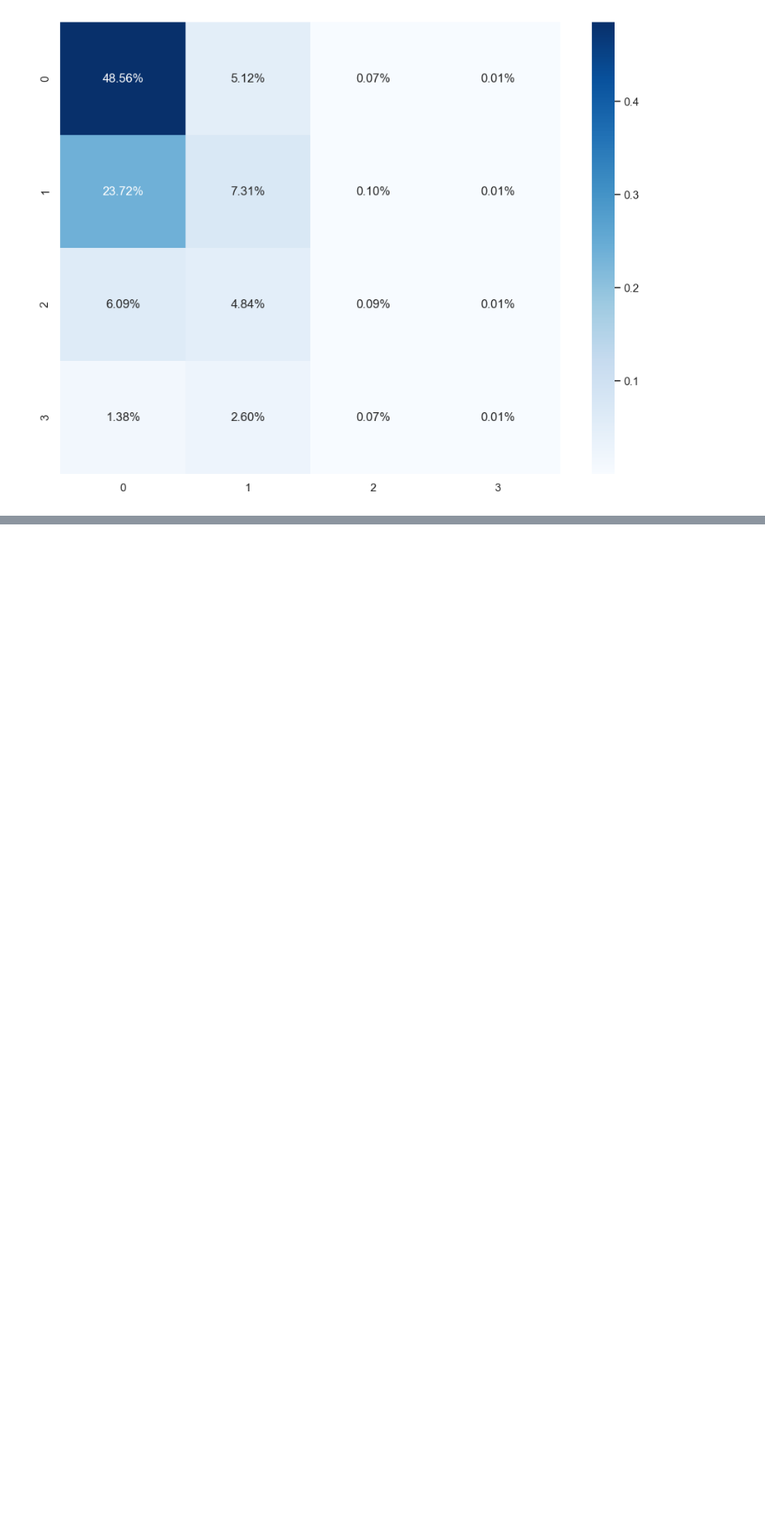
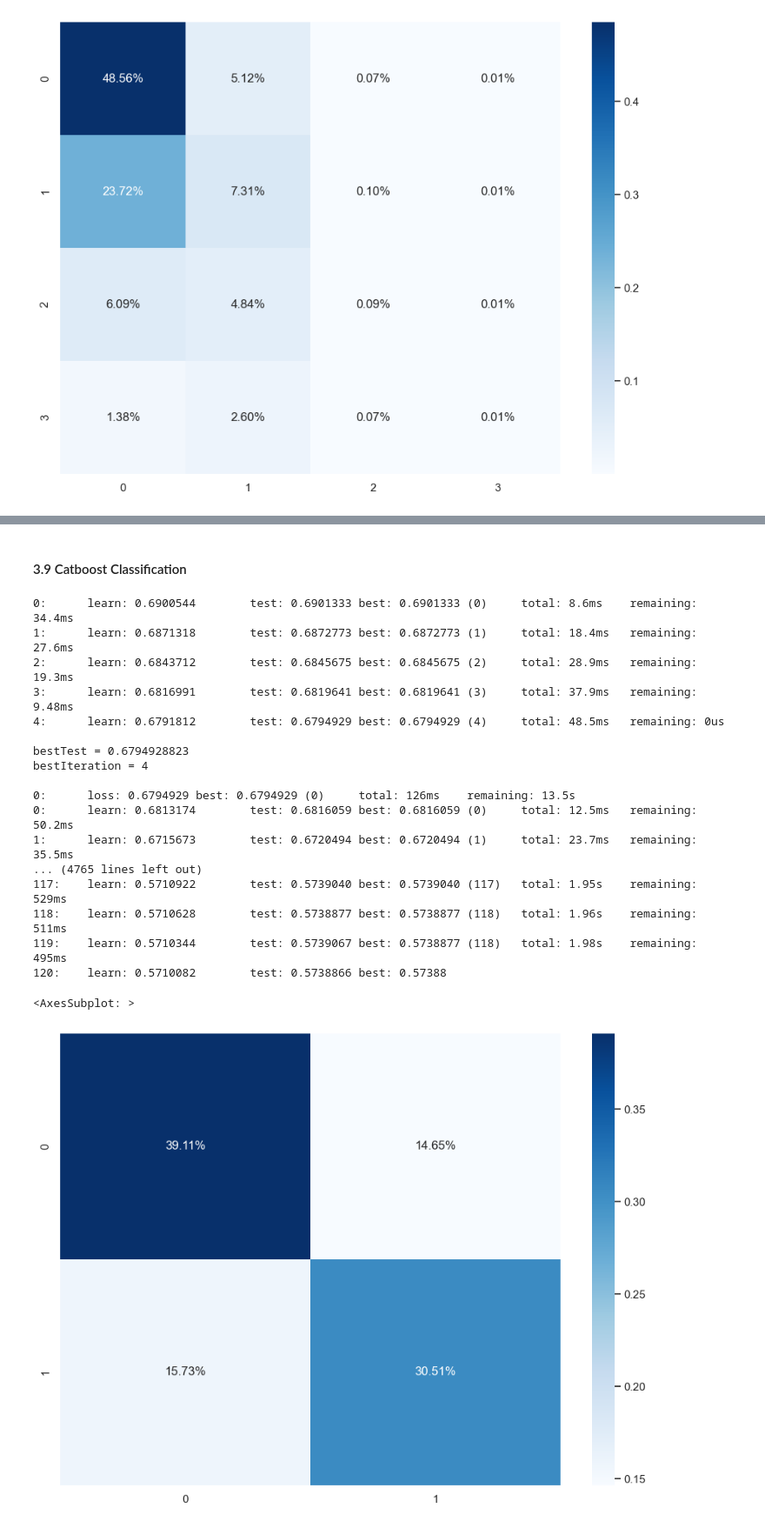
Before and after one commit to greghowa/CS6140-HW6, a Jupyter notebook: assignment6.ipynb, the cells around one changed output, grey strips where cells are left out. Shown at 87% size. Drawn from its saved outputs; the diff is of its cells as text; code cells hidden in the pictures; blank space fills up the shorter version.

Commit message:
Catboost and explanations

```diff
--- a/assignment6.ipynb
+++ b/assignment6.ipynb
@@ -1144,0 +1143,54 @@ The confusion matrix for the multiclass classification model shows clearly that
+# %% [markdown]
+#### 3.9 Catboost Classification
+# %%
+import catboost as cb
+
+# Logloss is cost function used in catboost.ai's quick start guide
+cb_model_bin = cb.CatBoostClassifier(loss_function='Logloss')
+cb_model_mul = cb.CatBoostClassifier(loss_function='Logloss')
+
+# Properly pool the datasets
+train_dataset_bin = cb.Pool(X_train, y_train_bin)
+test_dataset_bin = cb.Pool(X_test, y_test_bin)
+train_dataset_mul = cb.Pool(X_train, y_train_mul)
+test_dataset_mul = cb.Pool(X_test, y_test_mul)
+
+# Hyperparameter tuning
+grid = {'iterations': [5, 50, 150],
+        'learning_rate': [0.025, 0.1, 0.25],
+        'depth': [2, 4, 6],
+        'l2_leaf_reg': [0.25, 0.5, 1, 2]}
+cb_model_bin.grid_search(grid, train_dataset_bin)
+#cb_model_mul.grid_search(grid, train_dataset_mul)
+# didn't work. Expected binary.
+
+#cb_model_mul.fit(train_dataset_mul)
+
+# Make predictions
+cb_pred_bin = cb_model_bin.predict(X_test)
+#cb_pred_mul = cb_model_mul.predict(X_test)
+
+# How did we do?
+print('Binary confusion matrix:')
+cb_cm_bin = confusion_matrix(y_test_bin, cb_pred_bin)
+sns.heatmap(cb_cm_bin/np.sum(cb_cm_bin), annot=True, fmt='.2%', cmap='Blues')
+# %% [output]
+0:      learn: 0.6900544        test: 0.6901333 best: 0.6901333 (0)     total: 8.6ms    remaining: 34.4ms
+1:      learn: 0.6871318        test: 0.6872773 best: 0.6872773 (1)     total: 18.4ms   remaining: 27.6ms
+2:      learn: 0.6843712        test: 0.6845675 best: 0.6845675 (2)     total: 28.9ms   remaining: 19.3ms
+3:      learn: 0.6816991        test: 0.6819641 best: 0.6819641 (3)     total: 37.9ms   remaining: 9.48ms
+4:      learn: 0.6791812        test: 0.6794929 best: 0.6794929 (4)     total: 48.5ms   remaining: 0us
+
+bestTest = 0.6794928823
+bestIteration = 4
+
+0:      loss: 0.6794929 best: 0.6794929 (0)     total: 126ms    remaining: 13.5s
+0:      learn: 0.6813174        test: 0.6816059 best: 0.6816059 (0)     total: 12.5ms   remaining: 50.2ms
+1:      learn: 0.6715673        test: 0.6720494 best: 0.6720494 (1)     total: 23.7ms   remaining: 35.5ms
+... (4765 lines left out)
+117:    learn: 0.5710922        test: 0.5739040 best: 0.5739040 (117)   total: 1.95s    remaining: 529ms
+118:    learn: 0.5710628        test: 0.5738877 best: 0.5738877 (118)   total: 1.96s    remaining: 511ms
+119:    learn: 0.5710344        test: 0.5739067 best: 0.5738877 (118)   total: 1.98s    remaining: 495ms
+120:    learn: 0.5710082        test: 0.5738866 best: 0.57388
+<AxesSubplot: >
+[figure, added]
```
Also changed, not shown: parts of 6 cells of this notebook, 6 other files.
